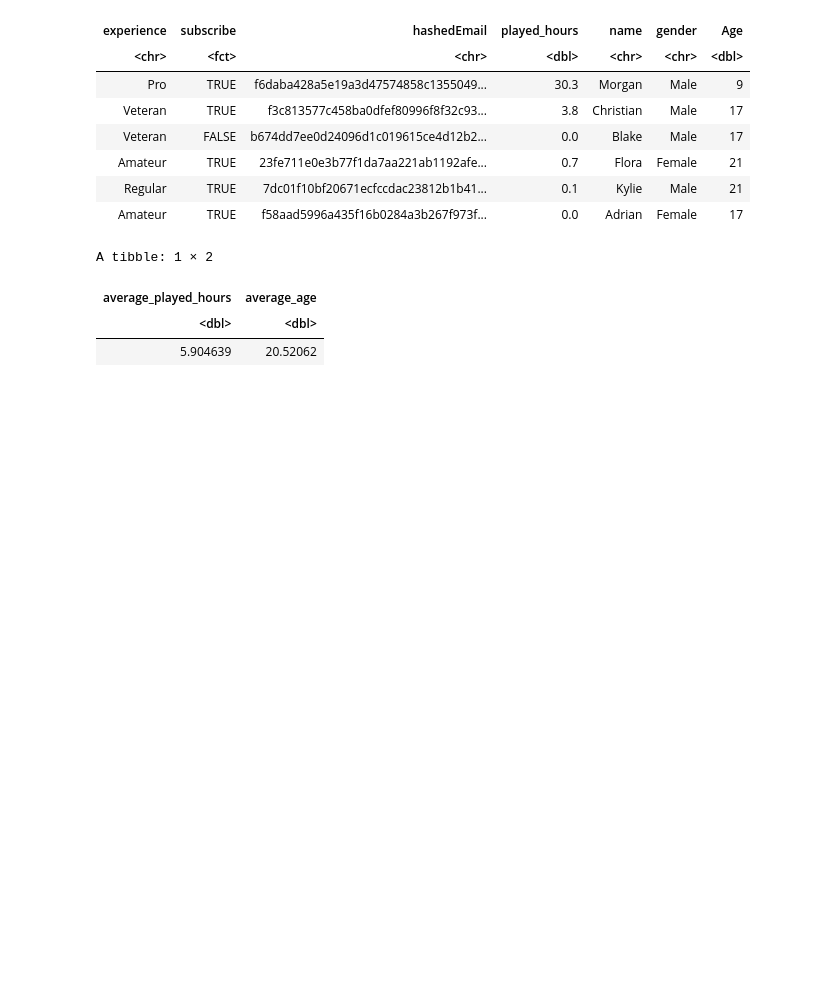
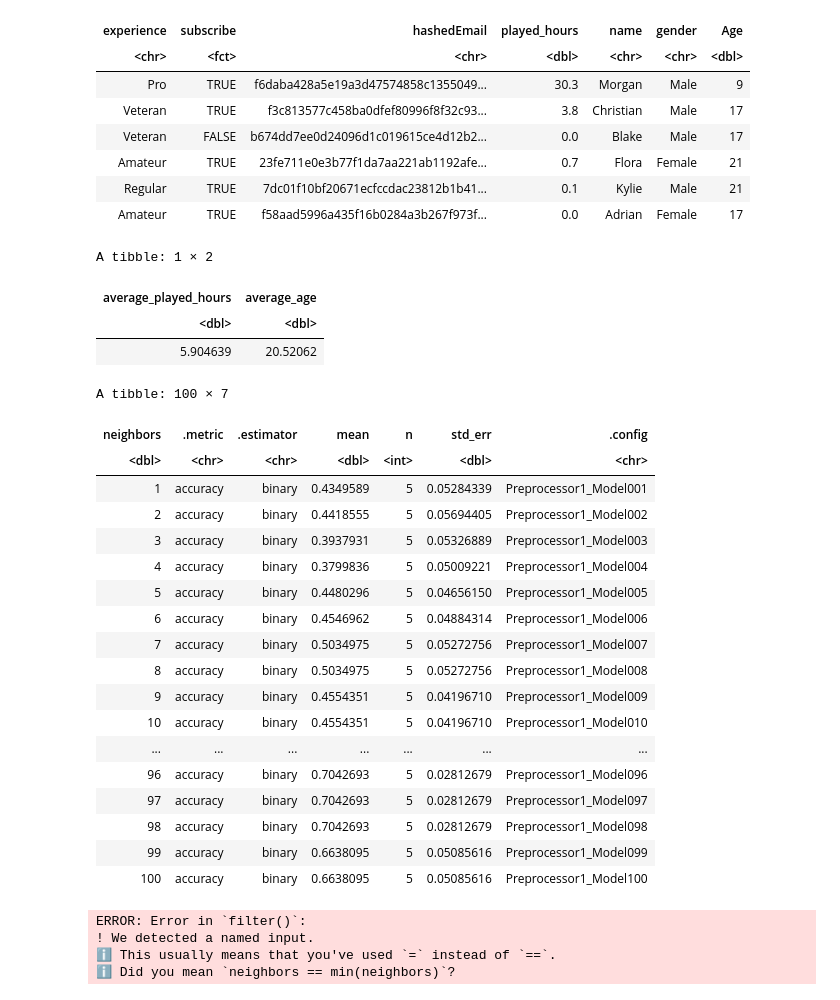
Before and after one commit to ninzyt/dsci100-project-group37, a Jupyter notebook: GroupProject(37).ipynb, the cells around one changed output. Saved outputs shown, nothing was run; the diff lists cells and outputs as text; code cells hidden in the pictures; blank space fills up the shorter version.

```diff
--- a/GroupProject(37).ipynb
+++ b/GroupProject(37).ipynb
@@ -105,29 +110,50 @@ players_testing <- testing(players_split)
 # %%
-spec_tune<- nearest_neighbor(weight_func="rectangular", neighbors=tune())|>
+players_spec_tune<- nearest_neighbor(weight_func="rectangular", neighbors=tune())|>
 set_engine("kknn")|>
 set_mode("classification")
-
-players_recipe<- recipe(subscribe~Age+played_hours, data=players_training)|>
-step_scale(all_predictors())|>
-step_center(all_predictors()) |>
-step_upsample(subscribe, over_ratio = 1)
 
 k_vals<- tibble(neighbors=seq(from=1, to=100, by=1))
 players_vfold<- vfold_cv(players_training, v=5, strata=subscribe)
 
-workflow<- workflow()|>
-add_recipe(recipe)|>
-add_model(spec)|>
-tune_grid(resamples=vfold, grid=k)|>
+player_workflow_tune<- workflow()|>
+add_recipe(players_recipe)|>
+add_model(players_spec_tune)|>
+tune_grid(resamples=players_vfold, grid=k_vals)|>
 collect_metrics()
-accuracy<-workflow|>
-filter(.metric=="accuracy")
-accuracy
-best<- filter(accuracy, mean==max(mean)) |>
-filter(neighbors = min(neighbors))|>
-pull(neighbors)
-
-best
+# %%
+accuracy<- workflow|>
+filter(.metric=="accuracy")
+accuracy
+
+best_k_val<- filter(accuracy, mean==max(mean)) |>
+filter(neighbors = min(neighbors))|>
+pull(neighbors)
+
+best_k_val
+# %% [output]
+A tibble: 100 × 7
+| neighbors | .metric | .estimator | mean | n | std_err | .config |
+| <dbl> | <chr> | <chr> | <dbl> | <int> | <dbl> | <chr> |
+| 1 | accuracy | binary | 0.4349589 | 5 | 0.05284339 | Preprocessor1_Model001 |
+| 2 | accuracy | binary | 0.4418555 | 5 | 0.05694405 | Preprocessor1_Model002 |
+| 3 | accuracy | binary | 0.3937931 | 5 | 0.05326889 | Preprocessor1_Model003 |
+| 4 | accuracy | binary | 0.3799836 | 5 | 0.05009221 | Preprocessor1_Model004 |
+| 5 | accuracy | binary | 0.4480296 | 5 | 0.04656150 | Preprocessor1_Model005 |
+| 6 | accuracy | binary | 0.4546962 | 5 | 0.04884314 | Preprocessor1_Model006 |
+| 7 | accuracy | binary | 0.5034975 | 5 | 0.05272756 | Preprocessor1_Model007 |
+| 8 | accuracy | binary | 0.5034975 | 5 | 0.05272756 | Preprocessor1_Model008 |
+| 9 | accuracy | binary | 0.4554351 | 5 | 0.04196710 | Preprocessor1_Model009 |
+| 10 | accuracy | binary | 0.4554351 | 5 | 0.04196710 | Preprocessor1_Model010 |
+| ... | ... | ... | ... | ... | ... | ... |
+| 96 | accuracy | binary | 0.7042693 | 5 | 0.02812679 | Preprocessor1_Model096 |
+| 97 | accuracy | binary | 0.7042693 | 5 | 0.02812679 | Preprocessor1_Model097 |
+| 98 | accuracy | binary | 0.7042693 | 5 | 0.02812679 | Preprocessor1_Model098 |
+| 99 | accuracy | binary | 0.6638095 | 5 | 0.05085616 | Preprocessor1_Model099 |
+| 100 | accuracy | binary | 0.6638095 | 5 | 0.05085616 | Preprocessor1_Model100 |
+ERROR: Error in `filter()`:
+! We detected a named input.
+ℹ This usually means that you've used `=` instead of `==`.
+ℹ Did you mean `neighbors == min(neighbors)`?
 # %%
 ggplot_accuracy<- ggplot(accuracy, aes(x=neighbors, y=mean))+
 geom_point()+
```
Also changed, not shown: parts of 1 cell of this notebook.
